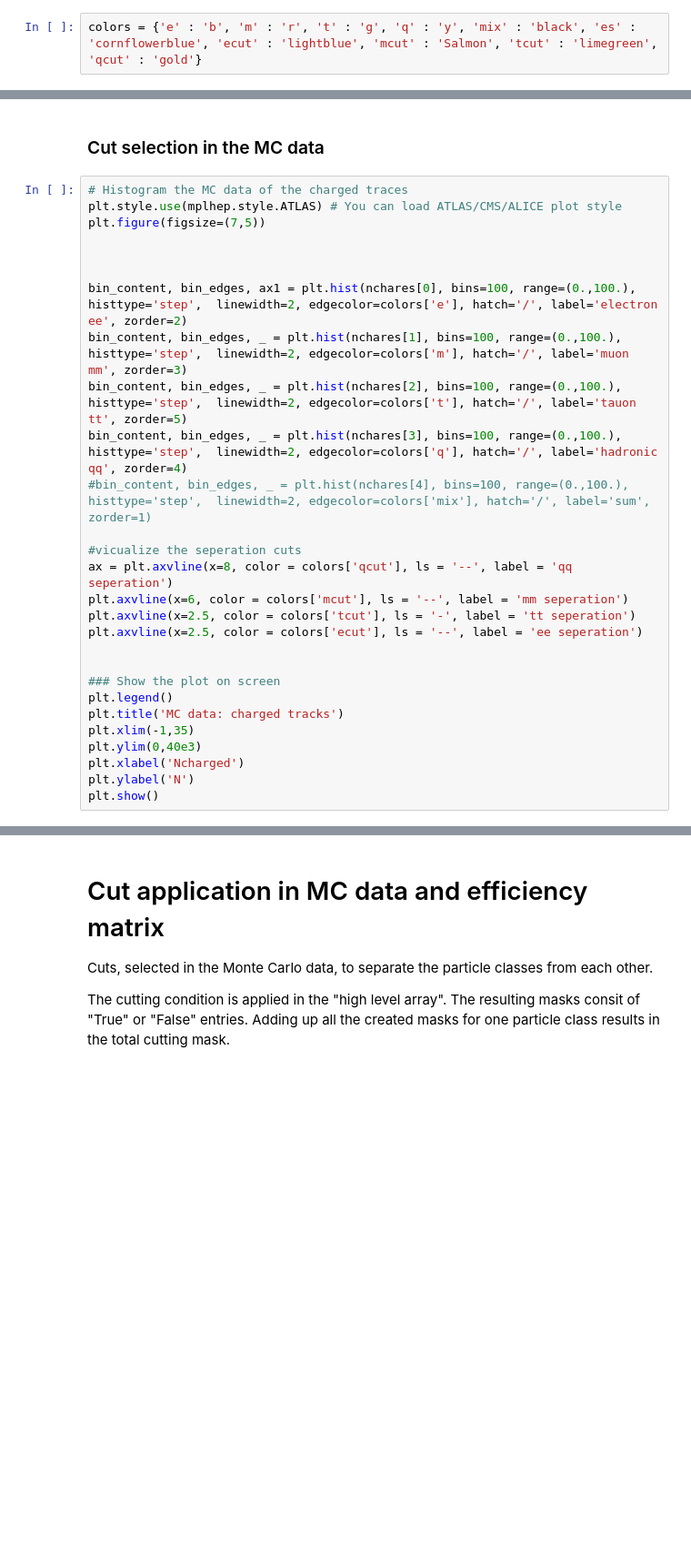
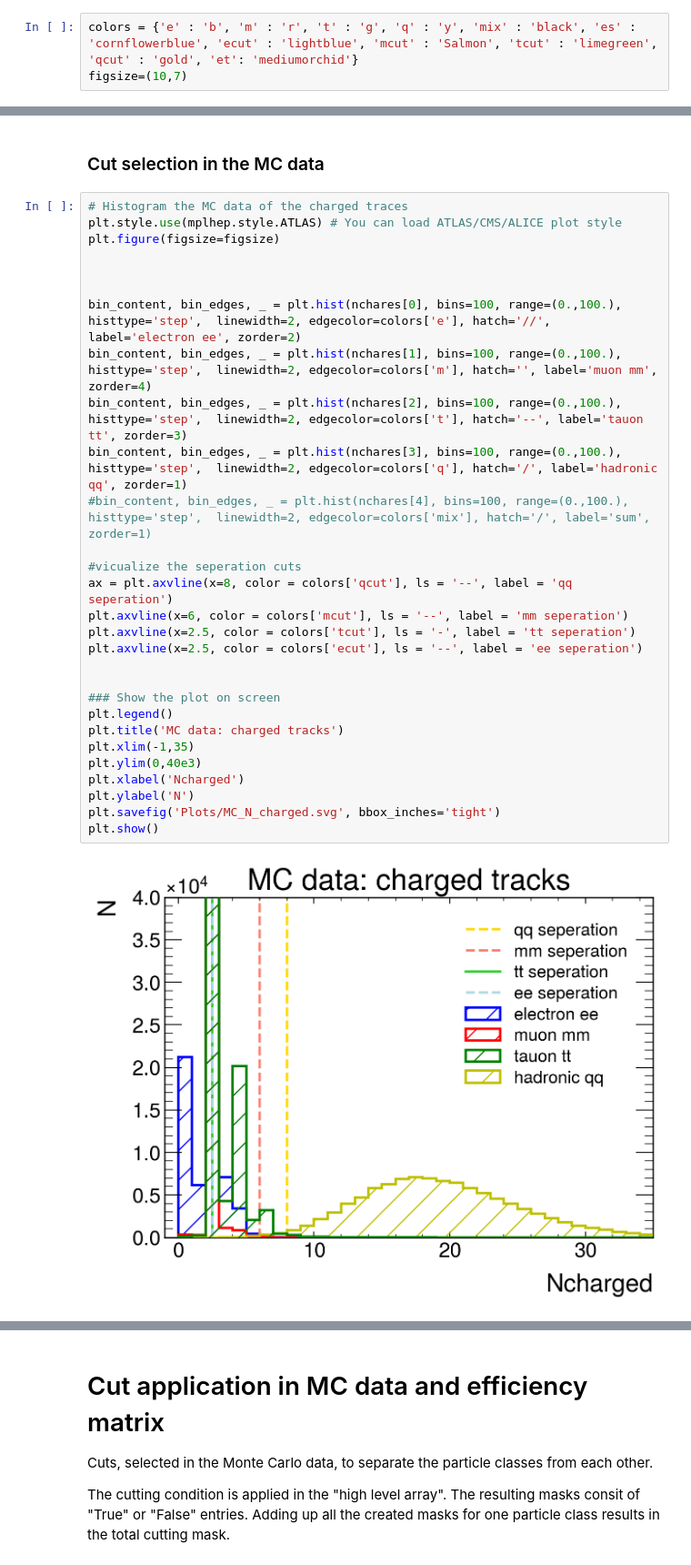
Before and after one commit to lukasg96/z0-precisionmeasurement, a Jupyter notebook: z0_experiment_Philipp_Bronner_Lukas_Grunwald.ipynb, the cells around one changed output, grey strips where cells are left out. Shown at 91% size. Saved outputs shown, nothing was run; the diff lists cells and outputs as text; blank space fills up the shorter version.

```diff
--- a/z0_experiment_Philipp_Bronner_Lukas_Grunwald.ipynb
+++ b/z0_experiment_Philipp_Bronner_Lukas_Grunwald.ipynb
@@ -34,7 +34,8 @@ import matplotlib.pyplot as plt #to plot
 import csv #using "csv" to import the Luminosities
 from scipy.optimize import curve_fit #for fitting
 # %%
-colors = {'e' : 'b', 'm' : 'r', 't' : 'g', 'q' : 'y', 'mix' : 'black', 'es' : 'cornflowerblue', 'ecut' : 'lightblue', 'mcut' : 'Salmon', 'tcut' : 'limegreen', 'qcut' : 'gold'}
+colors = {'e' : 'b', 'm' : 'r', 't' : 'g', 'q' : 'y', 'mix' : 'black', 'es' : 'cornflowerblue', 'ecut' : 'lightblue', 'mcut' : 'Salmon', 'tcut' : 'limegreen', 'qcut' : 'gold', 'et': 'mediumorchid'}
+figsize=(10,7)
 # %%
 path_mc = 'opal_data/mc/' #Import path for MC data
 
@@ -123,31 +126,34 @@ The last line shows all the variables available in the TTree to carry out the ex
 # %%
 # Histogram the MC data of the charged traces
 plt.style.use(mplhep.style.ATLAS) # You can load ATLAS/CMS/ALICE plot style
-plt.figure(figsize=(7,5))
+plt.figure(figsize=figsize)
 
 
 
-bin_content, bin_edges, ax1 = plt.hist(nchares[0], bins=100, range=(0.,100.), histtype='step',  linewidth=2, edgecolor=colors['e'], hatch='/', label='electron ee', zorder=2)
-bin_content, bin_edges, _ = plt.hist(nchares[1], bins=100, range=(0.,100.), histtype='step',  linewidth=2, edgecolor=colors['m'], hatch='/', label='muon mm', zorder=3)
-bin_content, bin_edges, _ = plt.hist(nchares[2], bins=100, range=(0.,100.), histtype='step',  linewidth=2, edgecolor=colors['t'], hatch='/', label='tauon tt', zorder=5)
-bin_content, bin_edges, _ = plt.hist(nchares[3], bins=100, range=(0.,100.), histtype='step',  linewidth=2, edgecolor=colors['q'], hatch='/', label='hadronic qq', zorder=4)
+bin_content, bin_edges, _ = plt.hist(nchares[0], bins=100, range=(0.,100.), histtype='step',  linewidth=2, edgecolor=colors['e'], hatch='//', label='electron ee', zorder=2)
+bin_content, bin_edges, _ = plt.hist(nchares[1], bins=100, range=(0.,100.), histtype='step',  linewidth=2, edgecolor=colors['m'], hatch='', label='muon mm', zorder=4)
+bin_content, bin_edges, _ = plt.hist(nchares[2], bins=100, range=(0.,100.), histtype='step',  linewidth=2, edgecolor=colors['t'], hatch='--', label='tauon tt', zorder=3)
+bin_content, bin_edges, _ = plt.hist(nchares[3], bins=100, range=(0.,100.), histtype='step',  linewidth=2, edgecolor=colors['q'], hatch='/', label='hadronic qq', zorder=1)
 #bin_content, bin_edges, _ = plt.hist(nchares[4], bins=100, range=(0.,100.), histtype='step',  linewidth=2, edgecolor=colors['mix'], hatch='/', label='sum', zorder=1)
 
 #vicualize the seperation cuts
 ax = plt.axvline(x=8, color = colors['qcut'], ls = '--', label = 'qq seperation')
 plt.axvline(x=6, color = colors['mcut'], ls = '--', label = 'mm seperation')
 plt.axvline(x=2.5, color = colors['tcut'], ls = '-', label = 'tt seperation')
 plt.axvline(x=2.5, color = colors['ecut'], ls = '--', label = 'ee seperation')
 
 
 ### Show the plot on screen
 plt.legend()
 plt.title('MC data: charged tracks')
 plt.xlim(-1,35)
 plt.ylim(0,40e3)
 plt.xlabel('Ncharged')
 plt.ylabel('N')
+plt.savefig('Plots/MC_N_charged.svg', bbox_inches='tight')
 plt.show()
+# %% [output]
+[figure, added]
 # %%
 # Plot of the total particle
 plt.style.use(mplhep.style.ATLAS)
```
Also changed, not shown: parts of 13 cells of this notebook, 1 other file.
